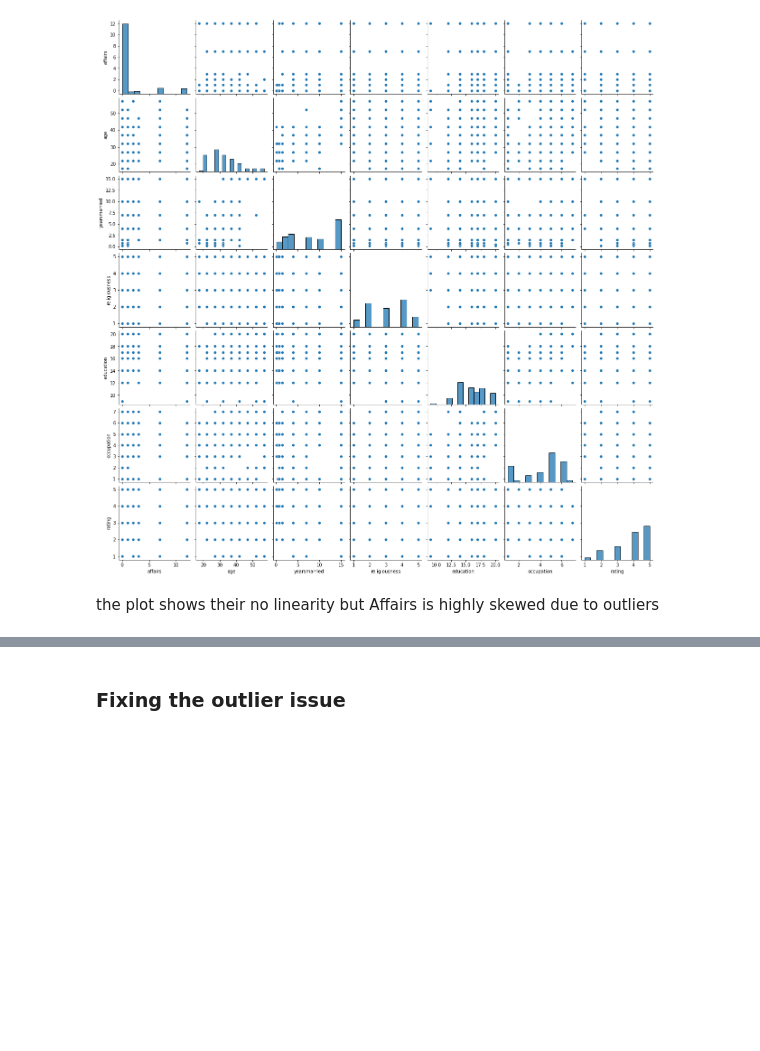
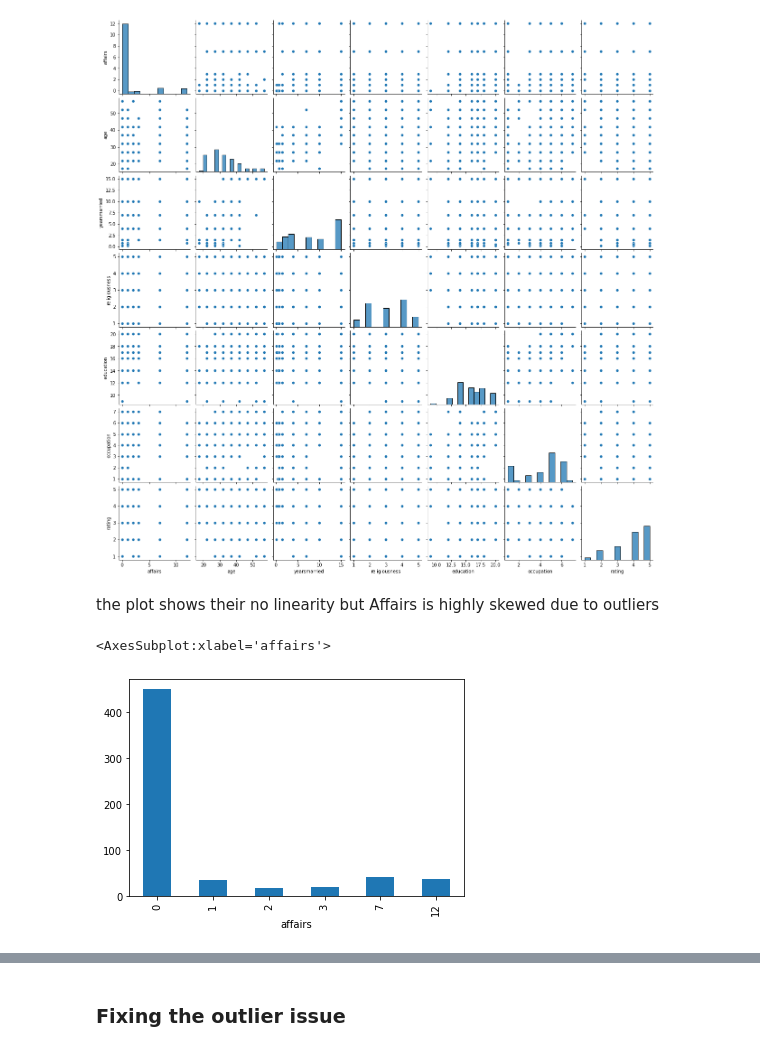
Before and after one commit to Smit131/DS-assignments-python, a Jupyter notebook: Logistic Regression/JupyCode.ipynb, the cells around one changed output, grey strips where cells are left out. Drawn from its saved outputs; the diff is of its cells as text; code cells hidden in the pictures; blank space fills up the shorter version.

Commit message:
graphs prep

```diff
--- a/Logistic Regression/JupyCode.ipynb
+++ b/Logistic Regression/JupyCode.ipynb
@@ -106,3 +110,9 @@ sns.pairplot(df.iloc[:,num_index])
 [figure]
 # %% [markdown]
 the plot shows their no linearity but Affairs is highly skewed due to outliers
+# %%
+# plotting value vise frequency
+df.groupby(['affairs']).size().plot(kind = "bar")
+# %% [output]
+<AxesSubplot:xlabel='affairs'>
+[figure, added]
```
Also changed, not shown: parts of 2 cells of this notebook.
